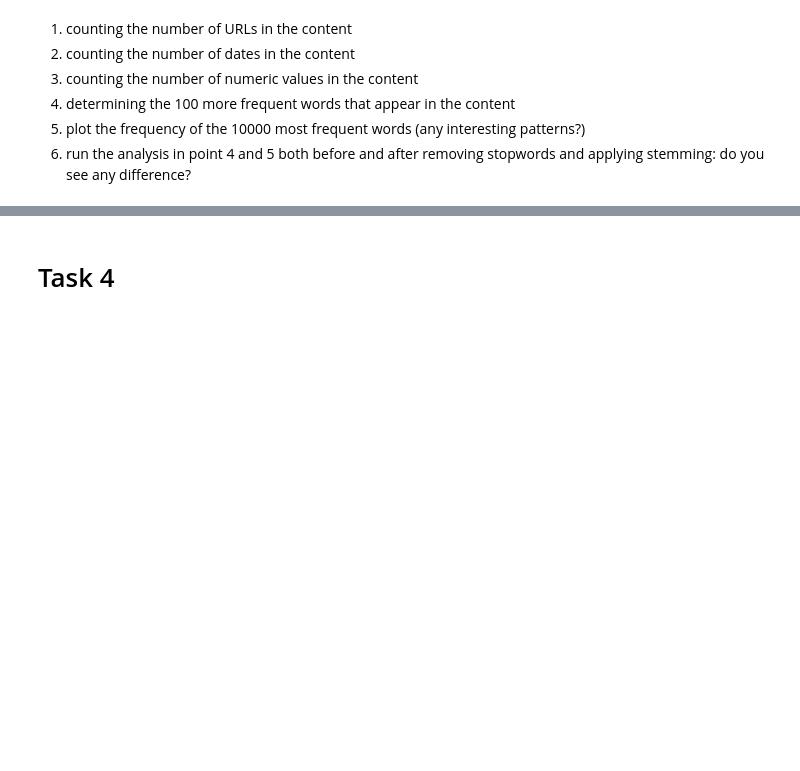
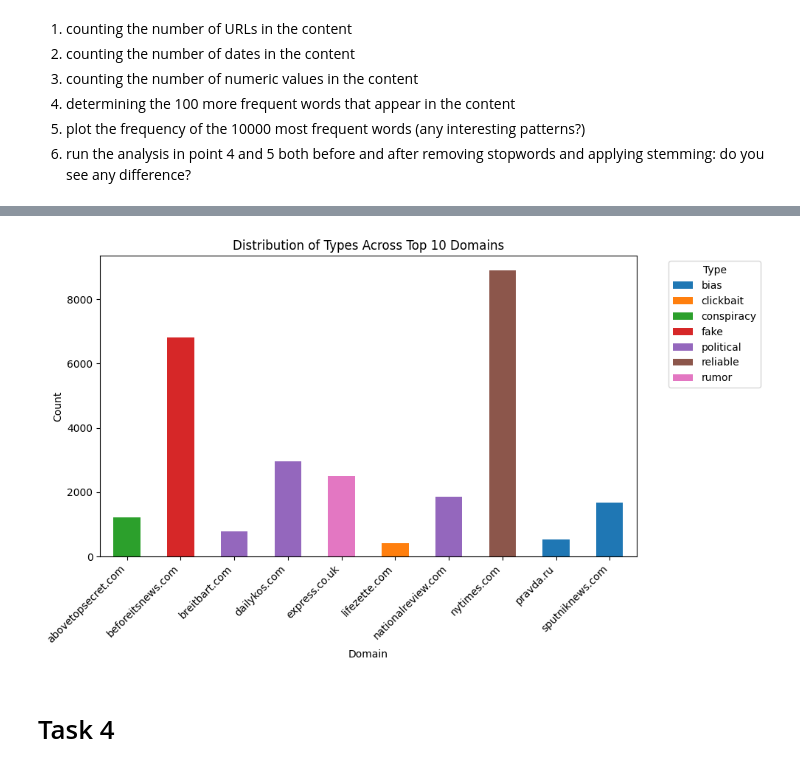
Before and after one commit to BogiSyderbo/FakeNewsProject, a Jupyter notebook: FakeNewsProject.ipynb, the cells around one changed output, grey strips where cells are left out. Saved outputs shown, nothing was run; the diff lists cells and outputs as text; code cells hidden in the pictures; blank space fills up the shorter version.

```diff
--- a/FakeNewsProject.ipynb
+++ b/FakeNewsProject.ipynb
@@ -213,2 +197,27 @@ import pandas as pd
+# %%
+import matplotlib.pyplot as plt
+# Step 1: Calculate frequency of each domain
+domain_counts = dfcpy['domain'].value_counts()
+
+# Step 2: Select the 10 most frequent domains
+top_10_domains = domain_counts.head(10).index.tolist()
+
+# Step 3: Filter the DataFrame to include only rows with these top 10 domains
+df_top_10_domains = dfcpy[dfcpy['domain'].isin(top_10_domains)]
+
+# Step 4: Calculate distribution of types within these filtered rows
+type_distribution = df_top_10_domains.groupby(['domain', 'type']).size().unstack(fill_value=0)
+
+# Plotting the distribution of types across the 10 most frequent domains
+type_distribution.plot(kind='bar', stacked=True, figsize=(10, 6))
+plt.title('Distribution of Types Across Top 10 Domains')
+plt.xlabel('Domain')
+plt.ylabel('Count')
+plt.legend(title='Type', bbox_to_anchor=(1.05, 1), loc='upper left')
+plt.xticks(rotation=45, ha='right')
+plt.tight_layout()
+plt.show()
+# %% [output]
+[figure, added]
 # %% [markdown]
 # Task 4
```
Also changed, not shown: parts of 45 cells of this notebook.
